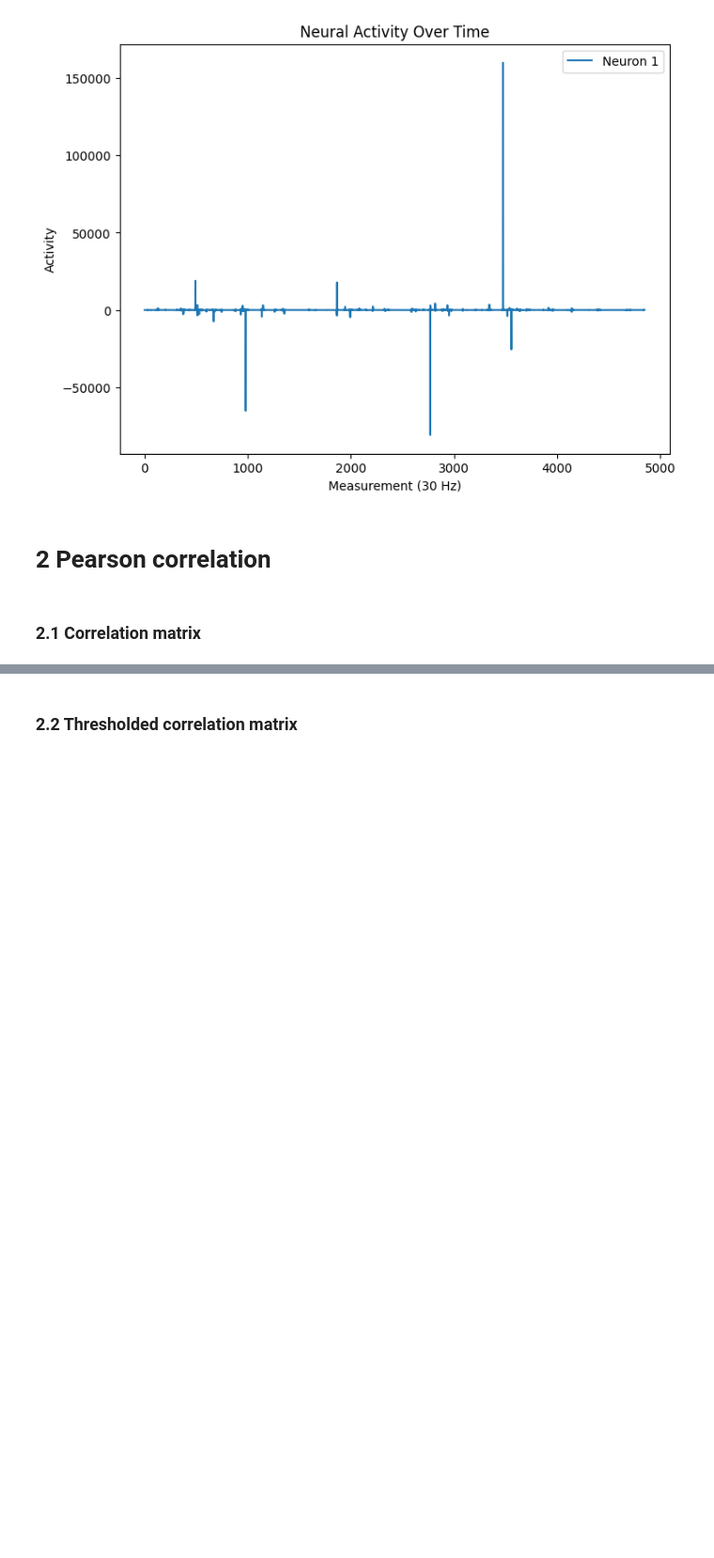
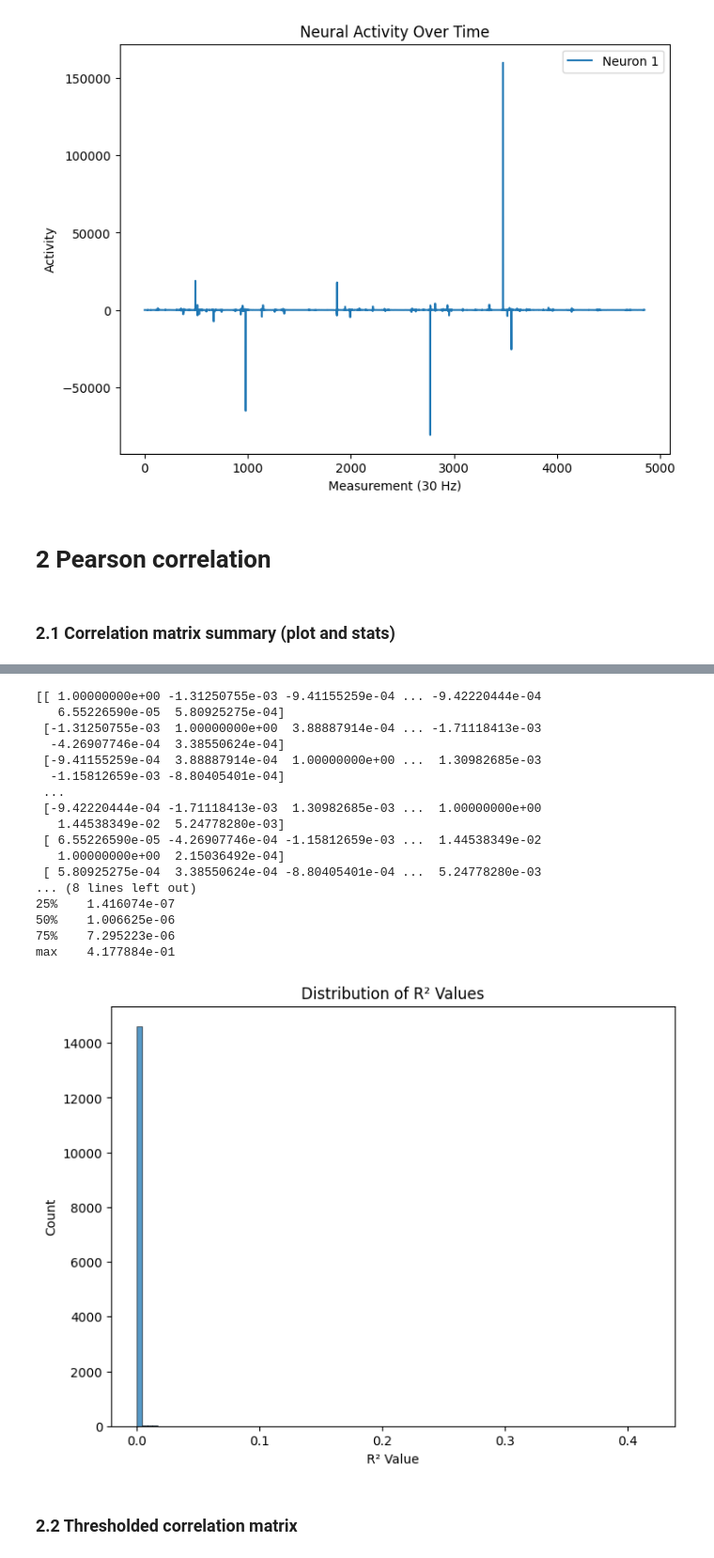
Before and after one commit to c-carolinel/jc, a Jupyter notebook: 1_preprocessing.ipynb, the cells around one changed output, grey strips where cells are left out. Shown at 94% size. Saved outputs shown, nothing was run; the diff lists cells and outputs as text; code cells hidden in the pictures; blank space fills up the shorter version.

```diff
--- a/1_preprocessing.ipynb
+++ b/1_preprocessing.ipynb
@@ -104,21 +105,50 @@ plt.show()
 # %% [markdown]
 # 2 Pearson correlation
 # %% [markdown]
-### 2.1 Correlation matrix
+### 2.1 Correlation matrix summary (plot and stats)
 # %%
 corr_matrix = np.corrcoef(norm_data)
 
 # Plot correlation matrix
 plt.figure(figsize=(8, 6))
 sns.heatmap(corr_matrix, cmap='coolwarm')
 plt.title('Correlation Matrix Heatmap')
 plt.show()
 
-# Find maximum correlation, excluding 1s (correlation between neuron and itself)
-# np.fill_diagonal(corr_matrix, -np.inf)
-# print(corr_matrix.max())
+# Summary stats for r^2 values
+corr_matrix = np.corrcoef(norm_data)
+print(corr_matrix)
+r2_vals = np.square(corr_matrix[np.triu_indices_from(corr_matrix, k=1)])
+print(r2_vals)
+df = pd.DataFrame(r2_vals, columns=['R^2'])
+print(df.describe())
+
+# Plot histogram of r^2 values
+plt.figure(figsize=(8, 6))
+sns.histplot(r2_vals, bins=100)
+plt.xlabel('R² Value')
+plt.title('Distribution of R² Values')
+plt.show()
 # %% [output]
 [figure]
+[[ 1.00000000e+00 -1.31250755e-03 -9.41155259e-04 ... -9.42220444e-04
+   6.55226590e-05  5.80925275e-04]
+ [-1.31250755e-03  1.00000000e+00  3.88887914e-04 ... -1.71118413e-03
+  -4.26907746e-04  3.38550624e-04]
+ [-9.41155259e-04  3.88887914e-04  1.00000000e+00 ...  1.30982685e-03
+  -1.15812659e-03 -8.80405401e-04]
+ ...
+ [-9.42220444e-04 -1.71118413e-03  1.30982685e-03 ...  1.00000000e+00
+   1.44538349e-02  5.24778280e-03]
+ [ 6.55226590e-05 -4.26907746e-04 -1.15812659e-03 ...  1.44538349e-02
+   1.00000000e+00  2.15036492e-04]
+ [ 5.80925275e-04  3.38550624e-04 -8.80405401e-04 ...  5.24778280e-03
+... (8 lines left out)
+25%    1.416074e-07
+50%    1.006625e-06
+75%    7.295223e-06
+max    4.177884e-01
+[figure, added]
 # %% [markdown]
 ### 2.2 Thresholded correlation matrix
 # %%
```
Also changed, not shown: parts of 1 cell of this notebook, 11 other files.
